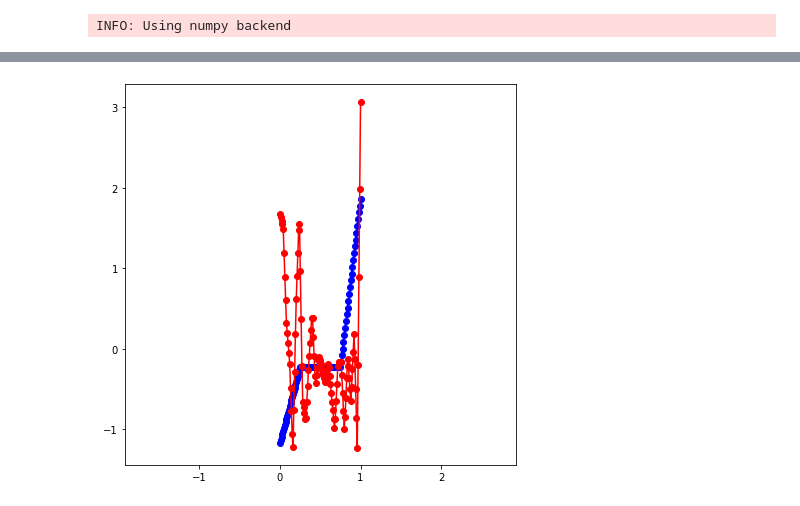
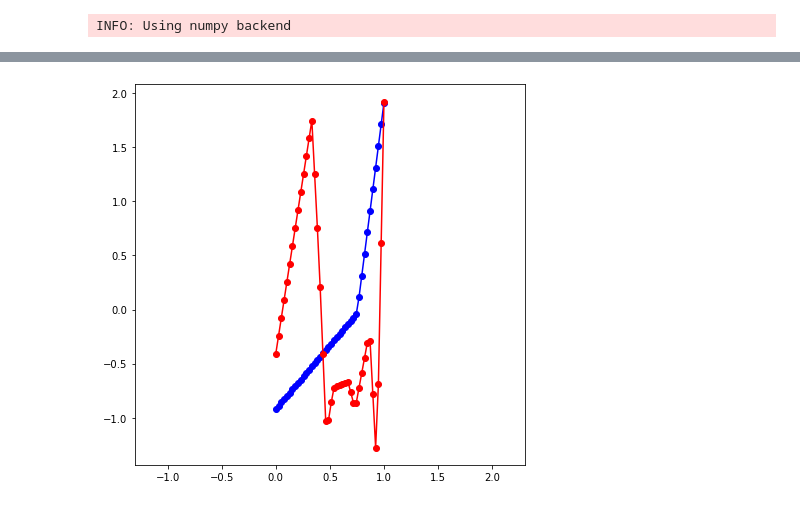
Before and after one commit to MATH-Hackathon-23-24/P2-Geometric-Learning, a Jupyter notebook: properties_and_sequence.ipynb, the cells around one changed output, grey strips where cells are left out. Cells and saved outputs as stored; diff of their text form; code cells hidden in the pictures.

```diff
--- a/properties_and_sequence.ipynb
+++ b/properties_and_sequence.ipynb
@@ -29,25 +79,6 @@ for stone_id in stone_ids:
 # %%
 node_id1 = 'BT.1.4-25.'
-node_id2 = 'BT.1.A.'
-k_sampling_points = 100
+node_id2 = 'BT.2.65.'
 
-nodes_list1 = random_graph_sequence(graphs[node_id1])
-nodes_list2 = random_graph_sequence(graphs[node_id2])
-
-y1 = []
-for node in nodes_list1:
-    y1.append(graphs[node_id1].nodes[node]["surface"])
-x1 = [i/(len(y1)-1) for i in range(len(y1))]
-y2 = []
-for node in nodes_list2:
-    y2.append(graphs[node_id2].nodes[node]["surface"])
-x2 = [i/(len(y2)-1) for i in range(len(y2))]
-
-print(x1)
-print(y1)
-
-x1_resample, y1_resample = resample_curve(x1, y1, k_sampling_points=k_sampling_points)
-x2_resample, y2_resample = resample_curve(x2, y2, k_sampling_points=k_sampling_points)
-
-print(x1_resample)
-print(y1_resample)
+curve_a = get_resampled_geostats_curve(node_id1, graphs, "surface", k_sampling_points)
+curve_b = get_resampled_geostats_curve(node_id2, graphs, "surface", k_sampling_points)
@@ -59,23 +85,10 @@ print(y1_resample)
 # %%
-def plot_curve(curve, fmt="o-k", ax=None, add_origin=True):
-    if ax is None:
-        fig, ax = plt.subplots(figsize=(7, 7))
-
-    if add_origin:
-        curve = insert_zeros(curve, axis=-2)
-    ax.plot(curve[:, 0], curve[:, 1], fmt)
-
-    return ax
-
-curve_a = gs.vstack((x1_resample, y1_resample)).T
-curve_b = gs.vstack((x2_resample, y2_resample)).T
-
 ax = plot_curve(curve_a, "o-b", add_origin=False)
 plot_curve(curve_b, "o-r", ax=ax, add_origin=False)
 plt.axis("equal")
 plt.show()
 # %% [output]
-[figure, old version]
+[figure, new version]
 # %%
 curves_r2 = DiscreteCurvesStartingAtOrigin(
     ambient_dim=2, k_sampling_points=k_sampling_points, equip=False
```
Also changed, not shown: parts of 13 cells of this notebook, 3 other files.
